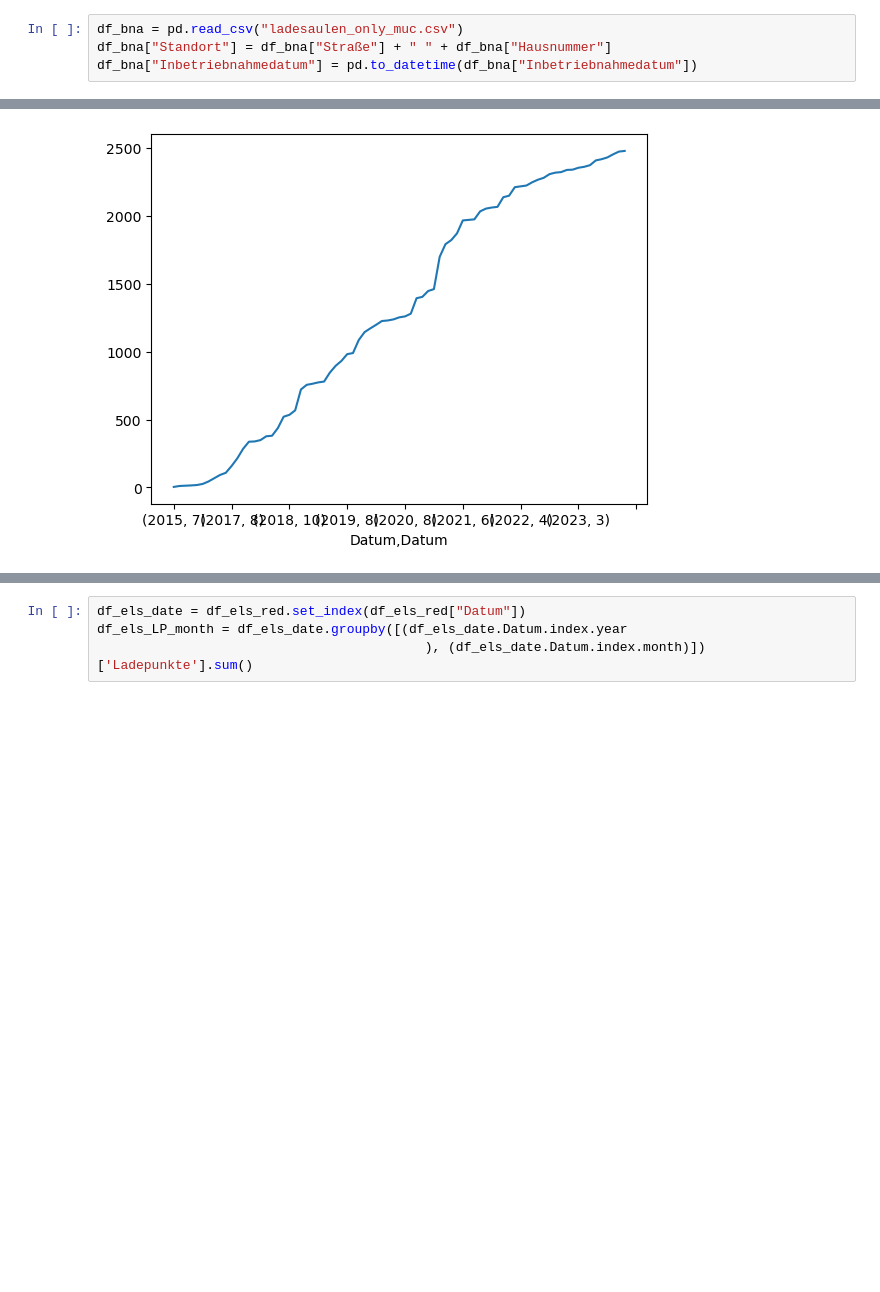
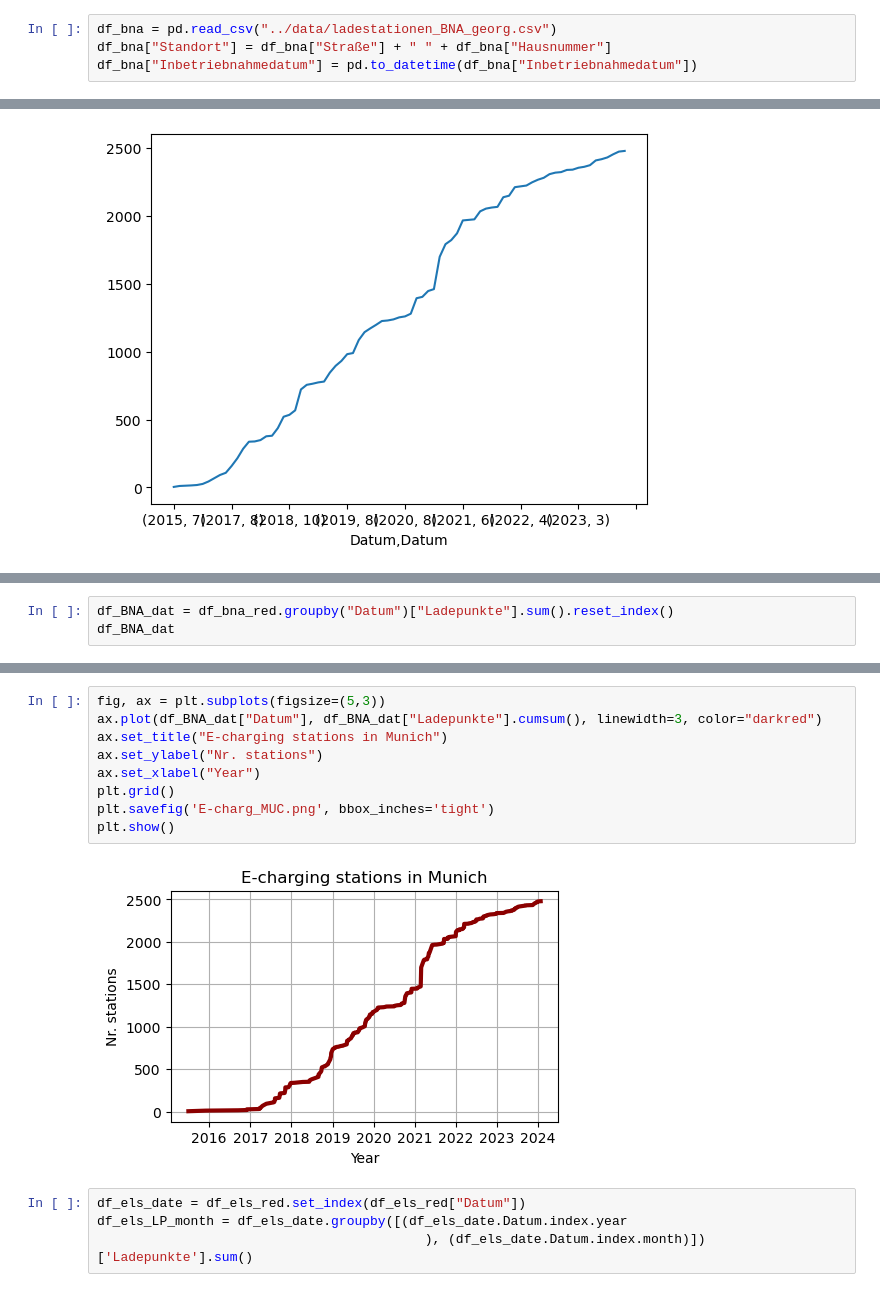
Before and after one commit to Kuroneko369/Muc_electro_vehicles, a Jupyter notebook: notebooks/ladestationen_georg.ipynb, the cells around one changed output, grey strips where cells are left out. Cells and saved outputs as stored; diff of their text form; blank space fills up the shorter version.

```diff
--- a/notebooks/ladestationen_georg.ipynb
+++ b/notebooks/ladestationen_georg.ipynb
@@ -19,7 +19,7 @@ df_els.groupby("stadtbezirk")["anzahl_stpl"].sum().plot(kind="bar")
 <Axes: xlabel='stadtbezirk'>
 [figure]
 # %%
-df_bna = pd.read_csv("ladesaulen_only_muc.csv")
+df_bna = pd.read_csv("../data/ladestationen_BNA_georg.csv")
 df_bna["Standort"] = df_bna["Straße"] + " " + df_bna["Hausnummer"]
 df_bna["Inbetriebnahmedatum"] = pd.to_datetime(df_bna["Inbetriebnahmedatum"])
 # %%
@@ -98,0 +124,3 @@ plt.show()
+# %%
+df_BNA_dat = df_bna_red.groupby("Datum")["Ladepunkte"].sum().reset_index()
+df_BNA_dat
@@ -99,3 +141,14 @@ plt.show()
+# %%
+fig, ax = plt.subplots(figsize=(5,3))
+ax.plot(df_BNA_dat["Datum"], df_BNA_dat["Ladepunkte"].cumsum(), linewidth=3, color="darkred")
+ax.set_title("E-charging stations in Munich")
+ax.set_ylabel("Nr. stations")
+ax.set_xlabel("Year")
+plt.grid()
+plt.savefig('E-charg_MUC.png', bbox_inches='tight')
+plt.show()
+# %% [output]
+[figure, added]
 # %%
 df_els_date = df_els_red.set_index(df_els_red["Datum"])
 df_els_LP_month = df_els_date.groupby([(df_els_date.Datum.index.year
```
Also changed, not shown: parts of 6 cells of this notebook, 1 other file.
